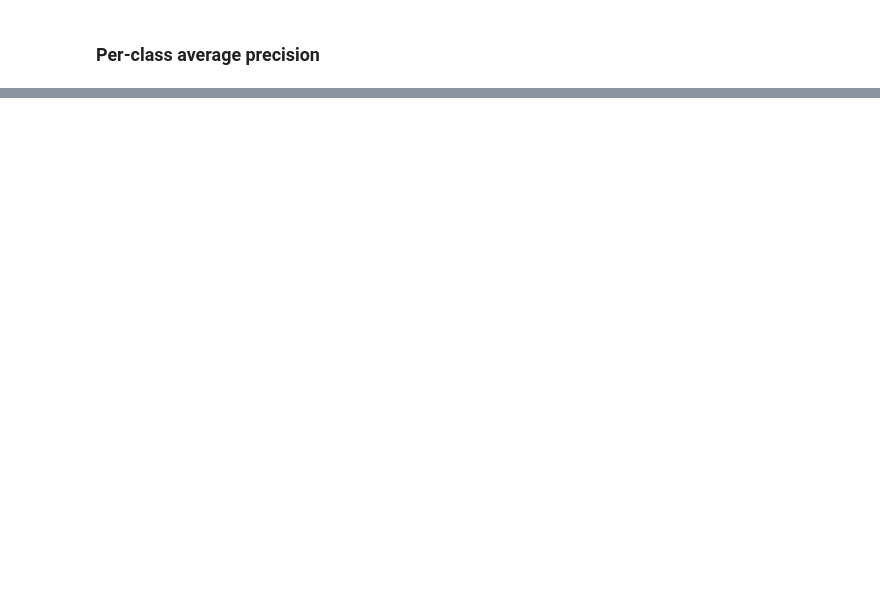
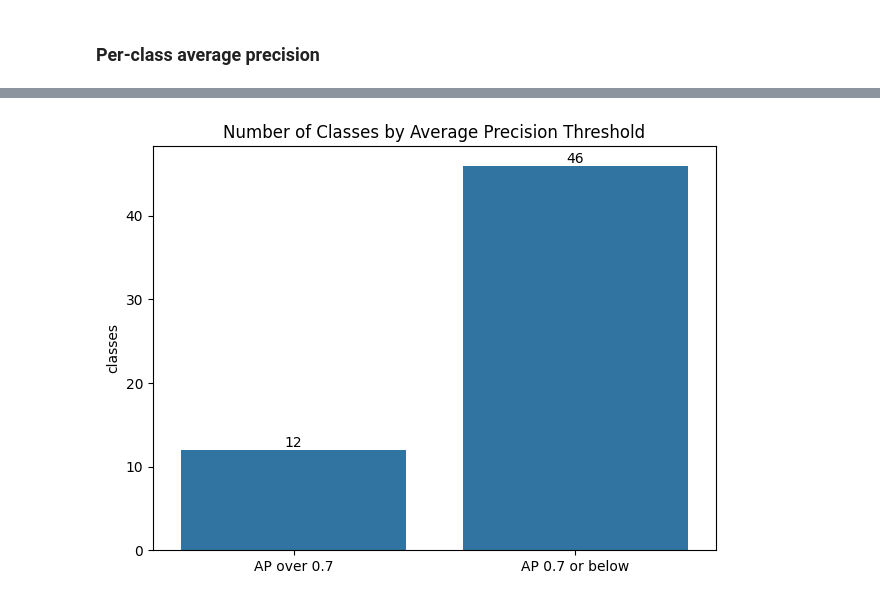
Before and after one commit to LaunchPadLabsGH/cghd-demo, a Jupyter notebook: ObjectClassification/detr.ipynb, the cells around one changed output, grey strips where cells are left out. Saved outputs shown, nothing was run; the diff lists cells and outputs as text; code cells hidden in the pictures; blank space fills up the shorter version.

```diff
--- a/ObjectClassification/detr.ipynb
+++ b/ObjectClassification/detr.ipynb
@@ -602,0 +638,13 @@ plt.show()
+# %%
+scores = average_precisions[~np.isnan(average_precisions)]
+counts = [int(np.sum(scores > 0.7)), int(np.sum(scores <= 0.7))]
+
+ax = sns.barplot(x=["AP over 0.7", "AP 0.7 or below"], y=counts)
+for bar, count in zip(ax.patches, counts):
+    ax.text(bar.get_x() + bar.get_width() / 2, count, str(count), ha="center", va="bottom")
+ax.set_ylabel("classes")
+ax.set_title("Number of Classes by Average Precision Threshold")
+plt.tight_layout()
+plt.show()
+# %% [output]
+[figure, added]
```
Also changed, not shown: parts of 35 cells of this notebook, 1 other file.
